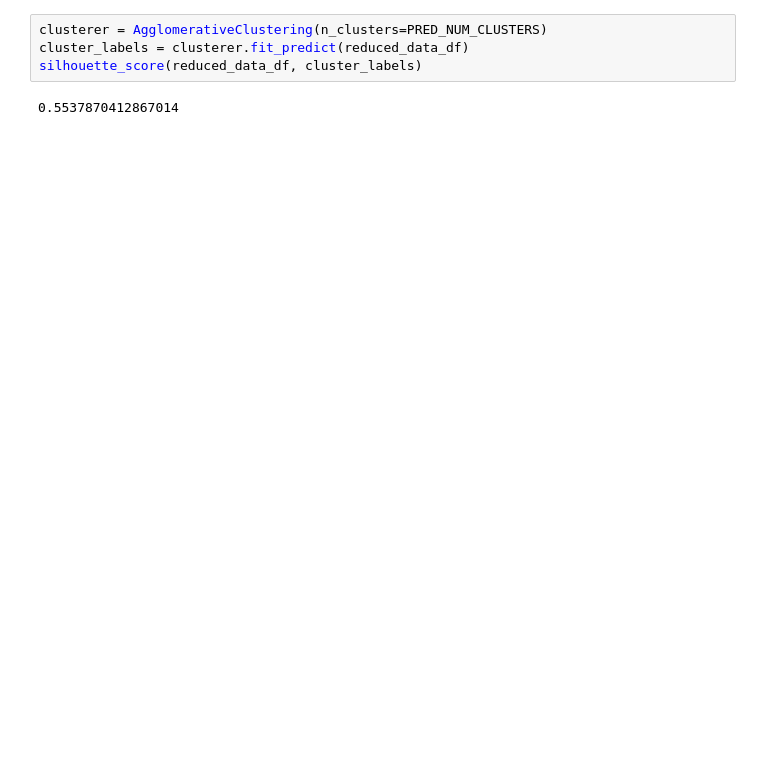
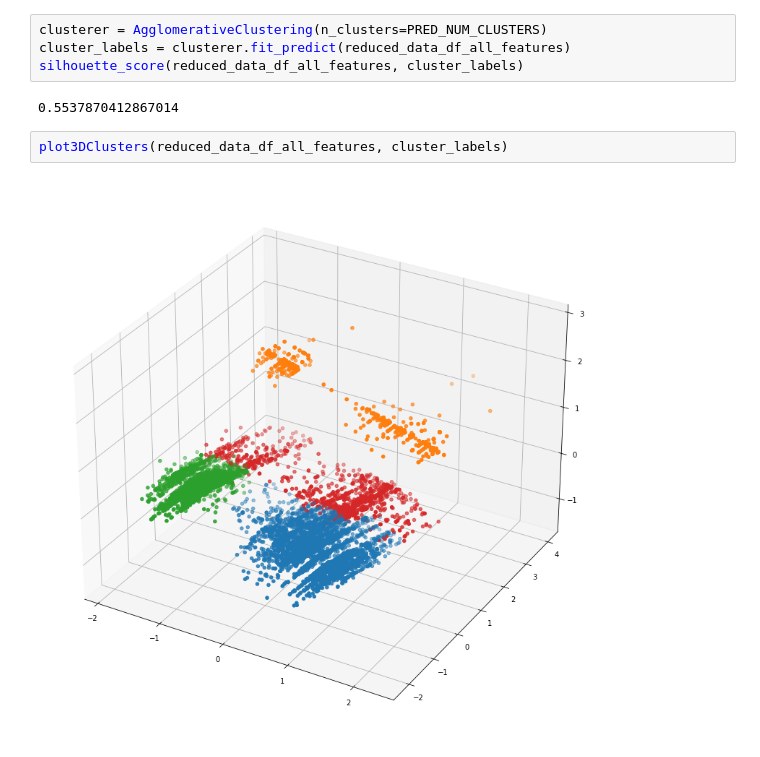
Before and after one commit to Vesna96/UnsupervisedLearning, a Jupyter notebook: MasinskoUcenjeDomaci2.ipynb, the cells around one changed output. Drawn from its saved outputs; the diff is of its cells as text; blank space fills up the shorter version.

```diff
--- a/MasinskoUcenjeDomaci2.ipynb
+++ b/MasinskoUcenjeDomaci2.ipynb
@@ -420,8 +406,12 @@ data_df.describe()
 # %%
 clusterer = AgglomerativeClustering(n_clusters=PRED_NUM_CLUSTERS)
-cluster_labels = clusterer.fit_predict(reduced_data_df)
-silhouette_score(reduced_data_df, cluster_labels)
+cluster_labels = clusterer.fit_predict(reduced_data_df_all_features)
+silhouette_score(reduced_data_df_all_features, cluster_labels)
 # %% [output]
 0.5537870412867014
+# %%
+plot3DClusters(reduced_data_df_all_features, cluster_labels)
+# %% [output]
+[figure, added]
 # %%
 clusterer = SpectralClustering(n_clusters=PRED_NUM_CLUSTERS)
```
Also changed, not shown: parts of 30 cells of this notebook.
